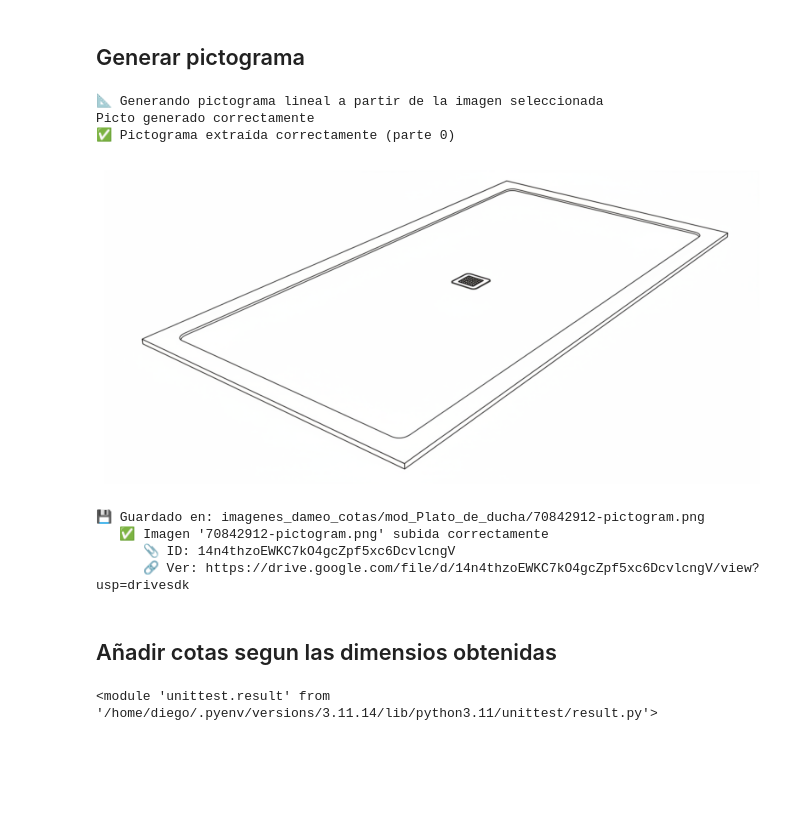
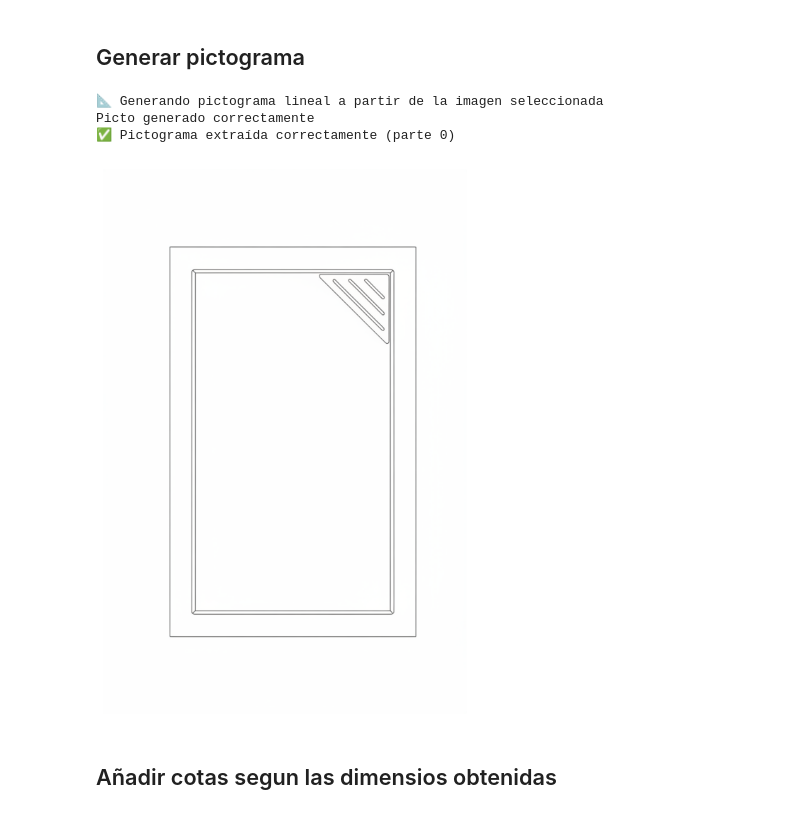
Before and after one commit to diegodelapuentealonso/imagenes_cotas_dimensiones, a Jupyter notebook: nano_banana_cotas_platos_ducha.ipynb, the cells around one changed output. Cells and saved outputs as stored; diff of their text form; code cells hidden in the pictures; blank space fills up the shorter version.

```diff
--- a/nano_banana_cotas_platos_ducha.ipynb
+++ b/nano_banana_cotas_platos_ducha.ipynb
@@ -808,14 +1035,6 @@ else:
     plt.show()
     print(f"✅ Imagen selecionada para crear cotas desde {images_url[selected_index]}")
 
-    # Guardo la imagen en local
-    # Define your path and filename
-    folder_path = Path(FOLDER_IMAGES) / f"mod_{model_name.replace(' ', '_')}"
-    file_path = folder_path / f"{reference}.png"
-    # Create the directory (parents=True creates all missing folders in the path)
-    folder_path.mkdir(parents=True, exist_ok=True)
-    selected_image.save(file_path)
-    print(f"Image saved at: {file_path}")
 
     # Save image in drive
     if selected_image is not None:
@@ -824,16 +1043,12 @@ else:
         parent_folder_id = get_drive_folder_id(DRIVE_FOLDER_NAME)
 
         if parent_folder_id:
-            subfolder_id = get_or_create_drive_subfolder(
-                f"platos_ducha",
-                parent_folder_id
-            )
 
             try:
                 drive_file = upload_image_to_drive_from_memory(
                     image=selected_image,
                     file_name=f"{reference}.png",
-                    folder_id=subfolder_id
+                    folder_id=parent_folder_id
                 )
             except Exception as e:
                 print(f"❌ Error al subir imagen a Drive: {e}")
@@ -875,53 +1085,38 @@ Image saved at: imagenes_dameo_cotas/mod_Plato_de_ducha/70842912.png
 # %%
 # Crear pictograma a partir de la imagen seleccionada
 print(f"\n📐 Generando pictograma lineal a partir de la imagen seleccionada")
 pictogram = get_pictogram_from_image(selected_image)
 
 # Extraer imagen de forma segura
 pictogram_image = extract_image_from_response(pictogram, "pictograma")
 
 if pictogram_image:
     # Mostrar
     plt.figure(figsize=(8, 8))
     plt.imshow(pictogram_image)
     plt.axis('off')
     plt.tight_layout()
     plt.show()
 
-    # Guardar localmente
-    folder_path = Path(FOLDER_IMAGES) / f"mod_{model_name.replace(' ', '_')}"
-    folder_path.mkdir(parents=True, exist_ok=True)
-    file_path = folder_path / f"{reference}-pictogram.png"
-    pictogram_image.save(file_path, quality=95, optimize=True)
-    print(f"💾 Guardado en: {file_path}")
-
-    # Guardar en Drive
-    if subfolder_id:
-        try:
-            drive_file = upload_image_to_drive_from_memory(
-                image=pictogram_image,
-                file_name=f"{reference}-pictogram.png",
-                folder_id=subfolder_id
-            )
-        except Exception as e:
-            print(f"⚠️ No se pudo subir a Drive: {e}")
+    # # Guardar en Drive
+    # if subfolder_id:
+    #     try:
+    #         drive_file = upload_image_to_drive_from_memory(
+    #             image=pictogram_image,
+    #             file_name=f"{reference}-pictogram.png",
+    #             folder_id=subfolder_id
+    #         )
+    #     except Exception as e:
+    #         print(f"⚠️ No se pudo subir a Drive: {e}")
 else:
     print("⚠️ No se pudo generar el pictograma. Verifica la respuesta de la API.")
 # %% [output]
 📐 Generando pictograma lineal a partir de la imagen seleccionada
 Picto generado correctamente
 ✅ Pictograma extraída correctamente (parte 0)
-[figure, old version]
+[figure, new version]
-💾 Guardado en: imagenes_dameo_cotas/mod_Plato_de_ducha/70842912-pictogram.png
-   ✅ Imagen '70842912-pictogram.png' subida correctamente
-      📎 ID: 14n4thzoEWKC7kO4gcZpf5xc6DcvlcngV
-      🔗 Ver: https://drive.google.com/file/d/14n4thzoEWKC7kO4gcZpf5xc6DcvlcngV/view?usp=drivesdk
 # %% [markdown]
 ## Añadir cotas segun las dimensios obtenidas
-# %%
-image_selection_result
-# %% [output]
-<module 'unittest.result' from '/home/diego/.pyenv/versions/3.11.14/lib/python3.11/unittest/result.py'>
 # %%
 # Obtener las dimensiones visibles del resultado de selección de imagen
 if image_selection_result.get('can_add_3d_dimensions'):
```
Also changed, not shown: parts of 7 cells of this notebook, 2 other files.
